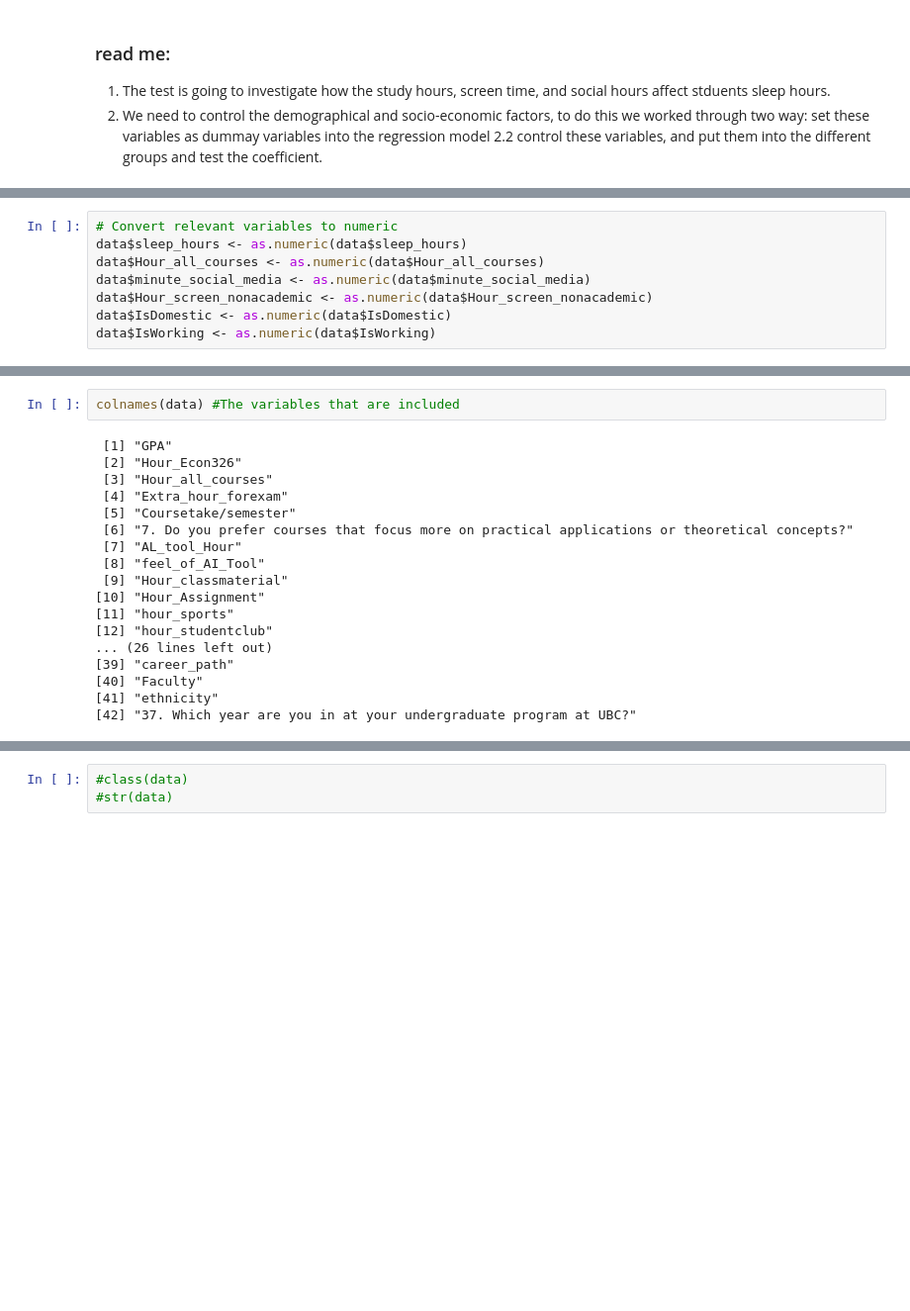
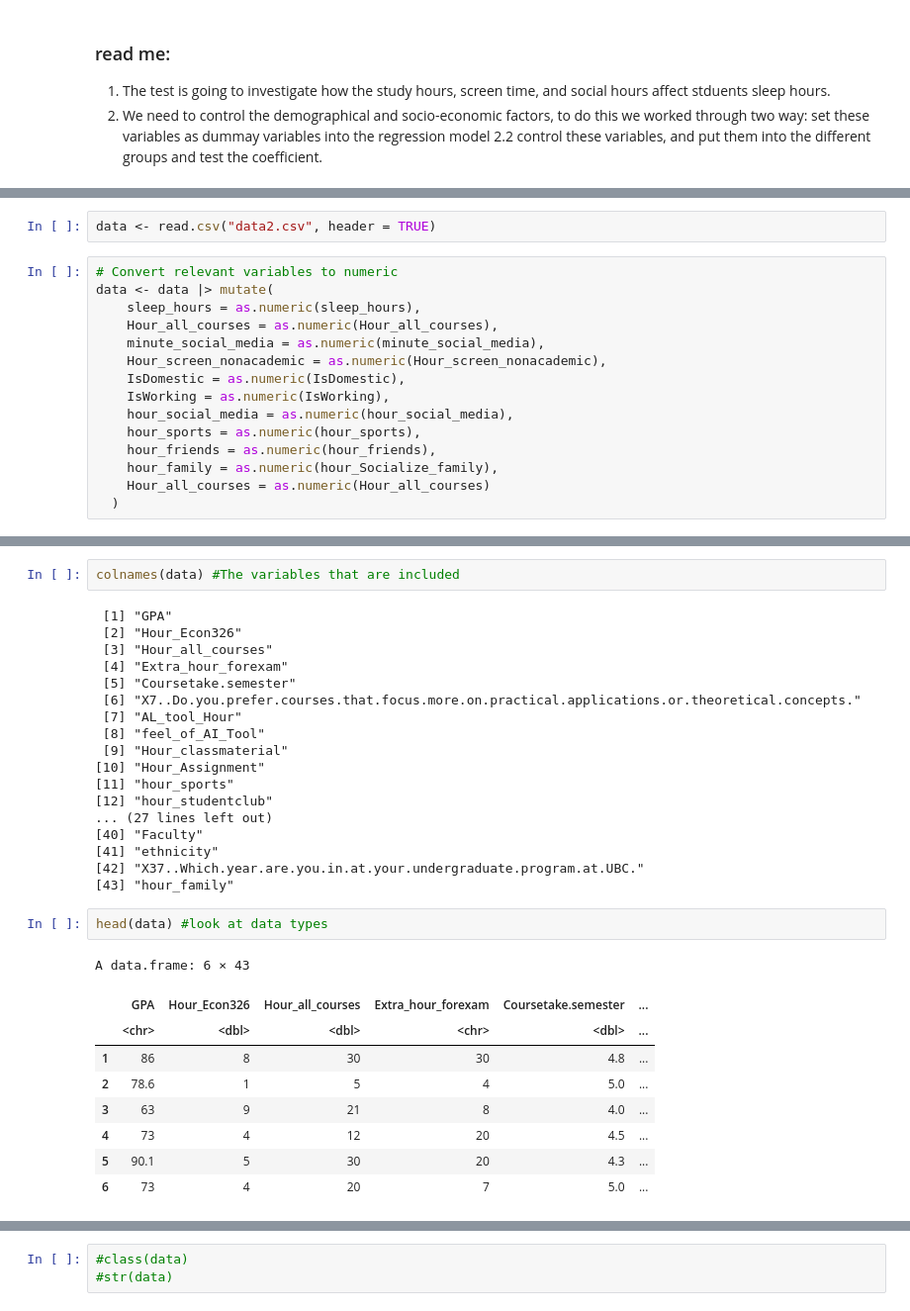
Before and after one commit to soniyatagirova/ECON326-Project, a Jupyter notebook: Group project (2).ipynb, the cells around one changed output, grey strips where cells are left out. Shown: that part at 99% size. Cells and saved outputs as stored; diff of their text form; blank space fills up the shorter version.

Commit message:
Cleaned up data, organised code

```diff
--- a/Group project (2).ipynb
+++ b/Group project (2).ipynb
@@ -22,10 +38,19 @@ Making 'packages.html' ...
+# %%
+data <- read.csv("data2.csv", header = TRUE)
 # %%
 # Convert relevant variables to numeric
-data$sleep_hours <- as.numeric(data$sleep_hours)
-data$Hour_all_courses <- as.numeric(data$Hour_all_courses)
-data$minute_social_media <- as.numeric(data$minute_social_media)
-data$Hour_screen_nonacademic <- as.numeric(data$Hour_screen_nonacademic)
-data$IsDomestic <- as.numeric(data$IsDomestic)
-data$IsWorking <- as.numeric(data$IsWorking)
+data <- data |> mutate(
+    sleep_hours = as.numeric(sleep_hours),
+    Hour_all_courses = as.numeric(Hour_all_courses),
+    minute_social_media = as.numeric(minute_social_media),
+    Hour_screen_nonacademic = as.numeric(Hour_screen_nonacademic),
+    IsDomestic = as.numeric(IsDomestic),
+    IsWorking = as.numeric(IsWorking),
+    hour_social_media = as.numeric(hour_social_media),
+    hour_sports = as.numeric(hour_sports),
+    hour_friends = as.numeric(hour_friends),
+    hour_family = as.numeric(hour_Socialize_family),
+    Hour_all_courses = as.numeric(Hour_all_courses)
+  )
 # %% [output]
 Warning message:
@@ -37,16 +67,28 @@ colnames(data) #The variables that are included
  [2] "Hour_Econ326"
  [3] "Hour_all_courses"
  [4] "Extra_hour_forexam"
- [5] "Coursetake/semester"
- [6] "7. Do you prefer courses that focus more on practical applications or theoretical concepts?"
+ [5] "Coursetake.semester"
+ [6] "X7..Do.you.prefer.courses.that.focus.more.on.practical.applications.or.theoretical.concepts."
  [7] "AL_tool_Hour"
  [8] "feel_of_AI_Tool"
  [9] "Hour_classmaterial"
 [10] "Hour_Assignment"
 [11] "hour_sports"
 [12] "hour_studentclub"
-... (26 lines left out)
-[39] "career_path"
+... (27 lines left out)
 [40] "Faculty"
 [41] "ethnicity"
-[42] "37. Which year are you in at your undergraduate program at UBC?"
+[42] "X37..Which.year.are.you.in.at.your.undergraduate.program.at.UBC."
+[43] "hour_family"
+# %%
+head(data) #look at data types
+# %% [output]
+A data.frame: 6 × 43
+|  | GPA | Hour_Econ326 | Hour_all_courses | Extra_hour_forexam | Coursetake.semester | ... |
+|  | <chr> | <dbl> | <dbl> | <chr> | <dbl> | ... |
+| 1 | 86 | 8 | 30 | 30 | 4.8 | ... |
+| 2 | 78.6 | 1 | 5 | 4 | 5.0 | ... |
+| 3 | 63 | 9 | 21 | 8 | 4.0 | ... |
+| 4 | 73 | 4 | 12 | 20 | 4.5 | ... |
+| 5 | 90.1 | 5 | 30 | 20 | 4.3 | ... |
+| 6 | 73 | 4 | 20 | 7 | 5.0 | ... |
```
Also changed, not shown: parts of 12 cells of this notebook, 1 other file.
